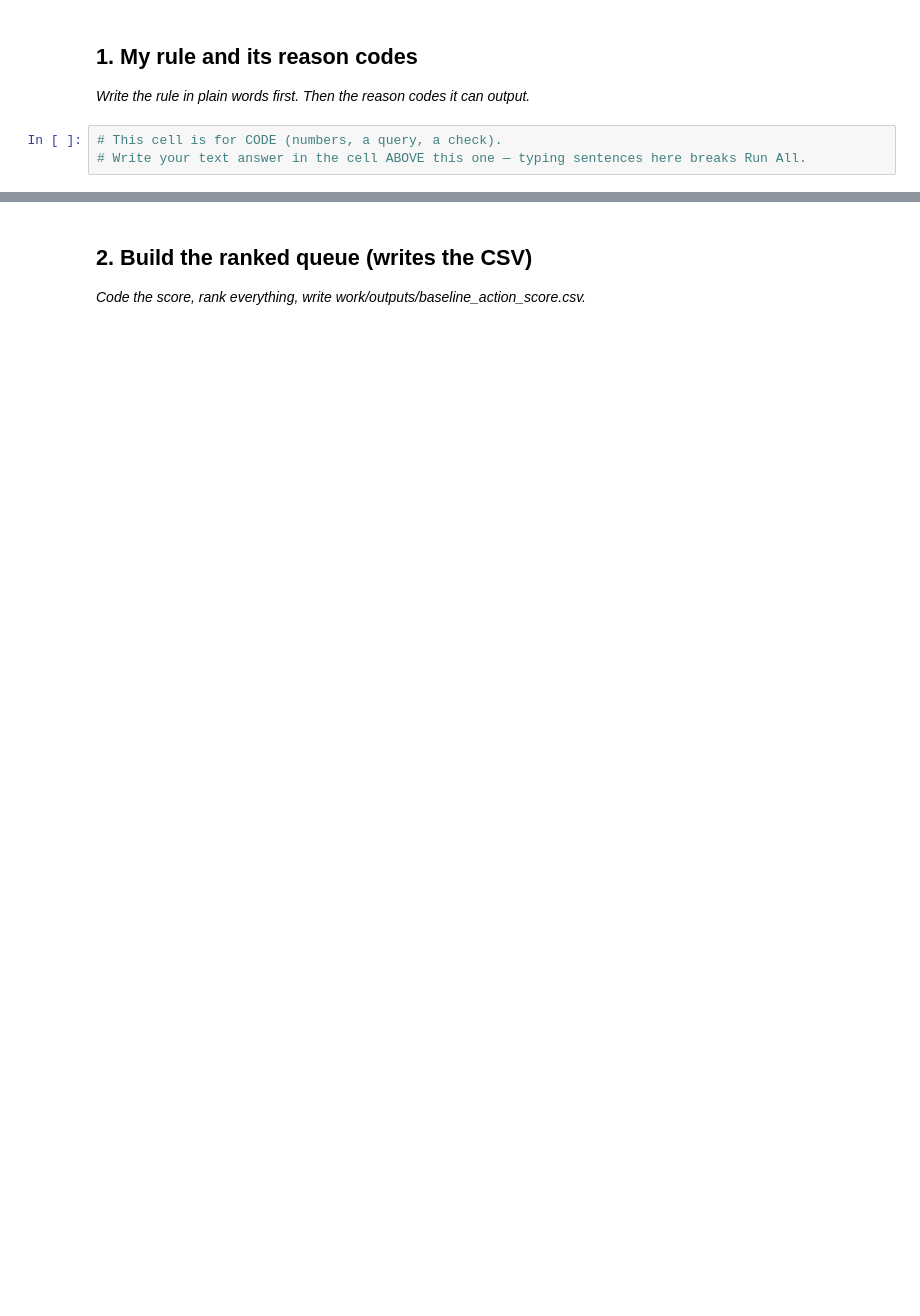
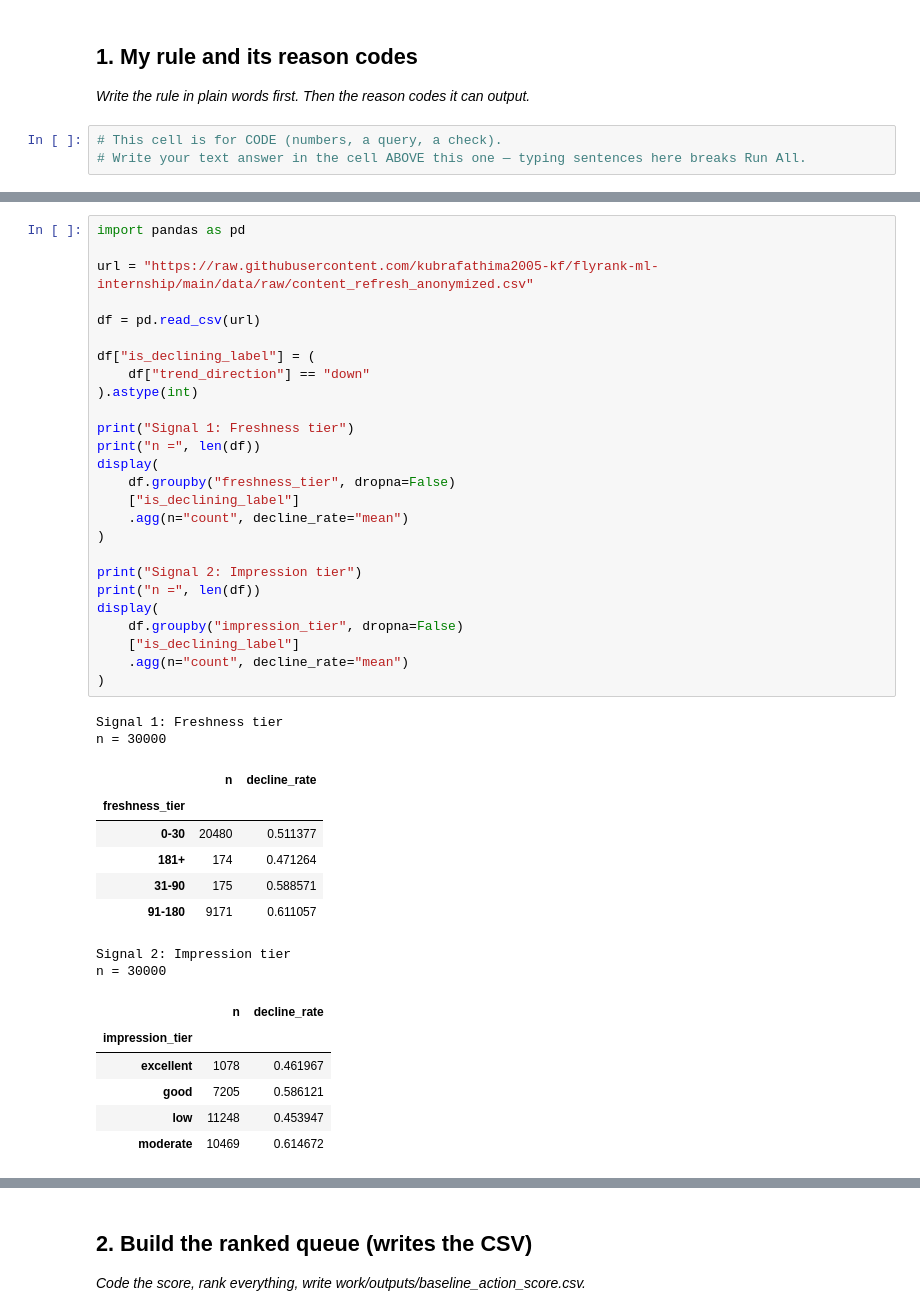
Before and after one commit to kubrafathima2005-kf/flyrank-ml-internship, a Jupyter notebook: work/notebooks/w04_baseline_score.ipynb, the cells around one changed output, grey strips where cells are left out. Saved outputs shown, nothing was run; the diff lists cells and outputs as text; blank space fills up the shorter version.

```diff
--- a/work/notebooks/w04_baseline_score.ipynb
+++ b/work/notebooks/w04_baseline_score.ipynb
@@ -15,0 +26,43 @@ This skeleton is yours to fill. Work the sections **in order** — each one has
+# %%
+import pandas as pd
+
+url = "https://raw.githubusercontent.com/kubrafathima2005-kf/flyrank-ml-internship/main/data/raw/content_refresh_anonymized.csv"
+
+df = pd.read_csv(url)
+
+df["is_declining_label"] = (
+    df["trend_direction"] == "down"
+).astype(int)
+
+print("Signal 1: Freshness tier")
+print("n =", len(df))
+display(
+    df.groupby("freshness_tier", dropna=False)
+    ["is_declining_label"]
+    .agg(n="count", decline_rate="mean")
+)
+
+print("Signal 2: Impression tier")
+print("n =", len(df))
+display(
+    df.groupby("impression_tier", dropna=False)
+    ["is_declining_label"]
+    .agg(n="count", decline_rate="mean")
+)
+# %% [output]
+Signal 1: Freshness tier
+n = 30000
+|  | n | decline_rate |
+| freshness_tier |  |  |
+| 0-30 | 20480 | 0.511377 |
+| 181+ | 174 | 0.471264 |
+| 31-90 | 175 | 0.588571 |
+| 91-180 | 9171 | 0.611057 |
+Signal 2: Impression tier
+n = 30000
+|  | n | decline_rate |
+| impression_tier |  |  |
+| excellent | 1078 | 0.461967 |
+| good | 7205 | 0.586121 |
+| low | 11248 | 0.453947 |
+| moderate | 10469 | 0.614672 |
```
Also changed, not shown: parts of 6 cells of this notebook.
